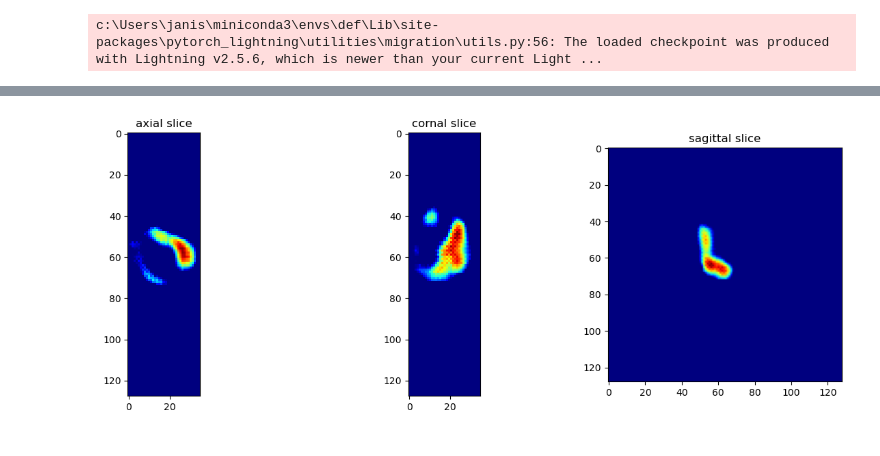
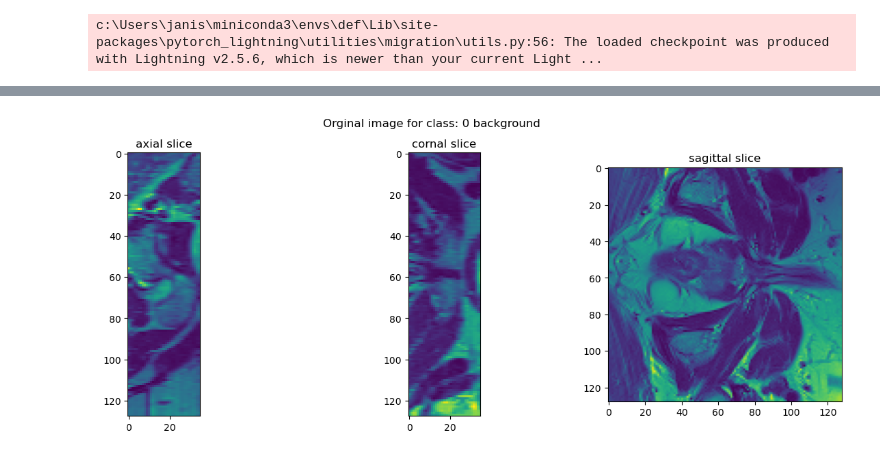
Before and after one commit to PaprykVegee/Prostate-MRI-Segmentation, a Jupyter notebook: notebooks/XAI_VNet.ipynb, the cells around one changed output, grey strips where cells are left out. Drawn from its saved outputs; the diff is of its cells as text; code cells hidden in the pictures.

```diff
--- a/notebooks/XAI_VNet.ipynb
+++ b/notebooks/XAI_VNet.ipynb
@@ -60,8 +56,9 @@ class xai_wrapper(torch.nn.Module):
 
 wrapper_model = xai_wrapper(model)
 
-# select target layer (last conv 3d layer)
-target_layer = model.model.output_conv
+# select target layer
+# target_layer = model.model.output_conv
+target_layer = model.model.decoder.up_layers[-1][0].convt
 # %% [output]
 c:\Users\janis\miniconda3\envs\def\Lib\site-packages\pytorch_lightning\utilities\migration\utils.py:56: The loaded checkpoint was produced with Lightning v2.5.6, which is newer than your current Light ...
 # %%
@@ -89,12 +97,14 @@ Activation map size: torch.Size([1, 1, 128, 128, 35])
 # %%
 # Interpolation to input size for visualisation
 spatial_shape = input_tensor.shape[2:] # get spatial dimension, leave batch and channels
-attributions_upsample = LayerGradCam.interpolate(attributions, spatial_shape, interpolate_mode='trilinear')
-heatmap_3d = attributions_upsample.squeeze().cpu().detach().numpy()
+heatmap_3d = []
+for class_id in range(num_classes):
+    attributions_upsample = LayerGradCam.interpolate(attributions[class_id], spatial_shape, interpolate_mode='trilinear')
+    heatmap_3d.append(attributions_upsample.squeeze().cpu().detach().numpy())
 
-heatmap_min = heatmap_3d.min()
-heatmap_max = heatmap_3d.max()
-heatmap_norm = (heatmap_3d - heatmap_min) / (heatmap_max - heatmap_min + 1e-8)
+    # heatmap_min = heatmap_3d.min()
+    # heatmap_max = heatmap_3d.max()
+    # heatmap_norm = (heatmap_3d - heatmap_min) / (heatmap_max - heatmap_min + 1e-8)
 # find layer with most intense gradient heatmap_norm = (heatmap_3d - heatmap_min) / (heatmap_max - heatmap_min + 1e-8)
 # %%
 # find layer with most intense gradient
@@ -151,26 +143,61 @@ Selected slices - Axial: 63, Coronal: 52, Sagittal: 25
 # %%
 # visu orginal slices
-fig, axes = plt.subplots(1, 3, figsize=(15, 5))
-axes[0].imshow(axial_slice_heatmap, cmap = 'jet')
-axes[0].set_title('axial slice')
 
-axes[1].imshow(coronal_slice_heatmap, cmap = 'jet')
-axes[1].set_title('cornal slice')
+class_dict = {0:'background', 1:'PZ - peripherial zone', 2:'TZ - transition zone'}
 
-axes[2].imshow(sagittal_slice_heatmap, cmap = 'jet')
-axes[2].set_title('sagittal slice')
+for class_id in range(num_classes):
 
-# visu attention
-fig, axes = plt.subplots(1, 3, figsize=(15, 5))
-axes[0].imshow(axial_slice_heatmap, cmap = 'jet')
-axes[0].set_title('axial slice heatmap')
+    # print('='*50, f'\nClass: {class_id}: {class_dict[class_id]}')
 
-axes[1].imshow(coronal_slice_heatmap, cmap = 'jet')
-axes[1].set_title('cornal slice heatmap')
+    fig, axes = plt.subplots(1, 3, figsize=(15, 5))
+    fig.suptitle(f'Orginal image for class: {class_id} {class_dict[class_id]}')
+    axes[0].imshow(axial_slice_image[class_id])
+    axes[0].set_title('axial slice')
 
-axes[2].imshow(sagittal_slice_heatmap, cmap = 'jet')
-axes[2].set_title('sagittal slice heatmap')
+    axes[1].imshow(coronal_slice_image[class_id])
+    axes[1].set_title('cornal slice')
+
+    axes[2].imshow(sagittal_slice_image[class_id])
+    axes[2].set_title('sagittal slice')
+
+    # predictions
+    fig, axes = plt.subplots(1, 3, figsize=(15, 5))
+    fig.suptitle(f'Model predictions for class: {class_id} {class_dict[class_id]}')
+    axes[0].imshow(preds[0, i_max_axial[class_id], :, :])
+    axes[0].set_title('axial slice')
+
+    axes[1].imshow(preds[0, :, i_max_coronal[class_id], :])
+    axes[1].set_title('coronal slice')
+
+    axes[2].imshow(preds[0, :, :, i_max_sagittal[class_id]])
+    axes[2].set_title('sagittal slice')
+
+
+    # gt
+    fig, axes = plt.subplots(1, 3, figsize=(15, 5))
+    fig.suptitle(f'GT for class: {class_id} {class_dict[class_id]}')
+    axes[0].imshow(y[0, 0, i_max_axial[class_id], :, :])
+    axes[0].set_title('axial slice')
+
+    axes[1].imshow(y[0, 0, :, i_max_coronal[class_id], :])
+    axes[1].set_title('coronal slice')
+
+    axes[2].imshow(y[0, 0, :, :, i_max_sagittal[class_id]])
+    axes[2].set_title('sagittal slice')
+
+    # visu attention
+
+    fig, axes = plt.subplots(1, 3, figsize=(15, 5))
+    fig.suptitle(f'Heat maps for class: {class_id} {class_dict[class_id]}')
+    axes[0].imshow(axial_slice_heatmap[class_id], cmap = 'jet')
+    axes[0].set_title('axial slice heatmap')
+
+    axes[1].imshow(coronal_slice_heatmap[class_id], cmap = 'jet')
+    axes[1].set_title('cornal slice heatmap')
+
+    axes[2].imshow(sagittal_slice_heatmap[class_id], cmap = 'jet')
+    axes[2].set_title('sagittal slice heatmap')
 
 plt.show()
 # %% [output]
-[figure, old version]
+[figure, new version]
```
Also changed, not shown: parts of 5 cells of this notebook.
